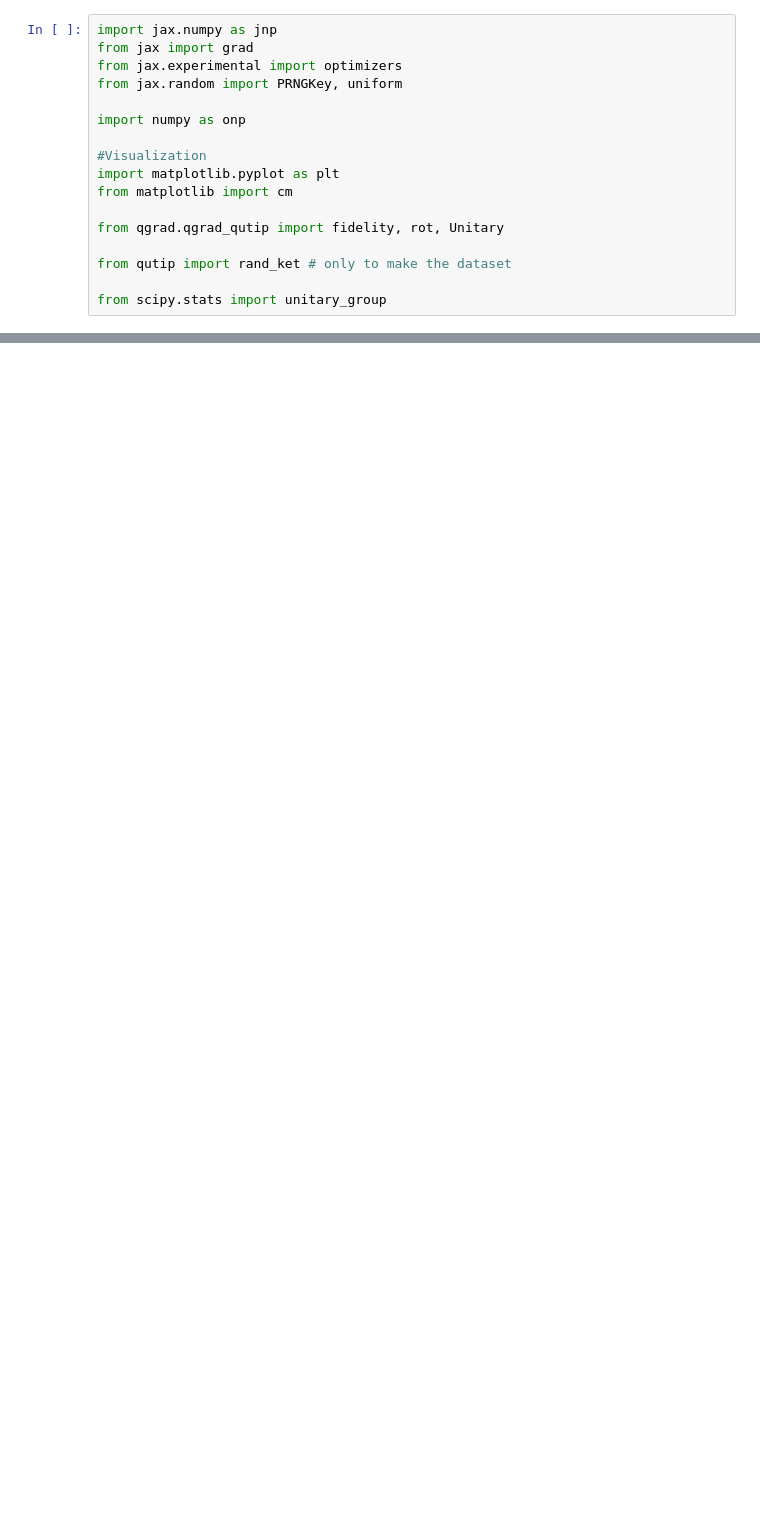
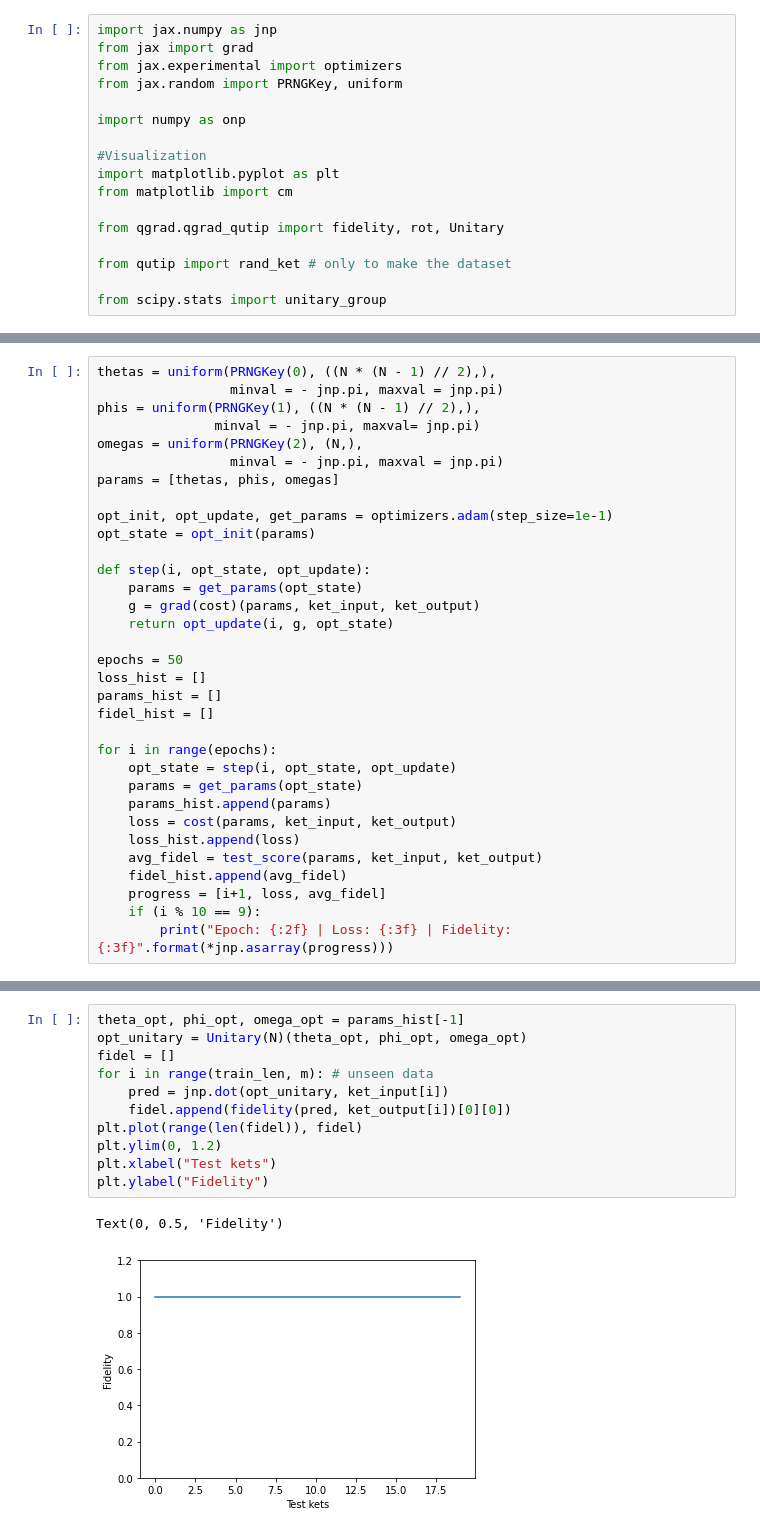
Before and after one commit to qgrad/qgrad, a Jupyter notebook: examples/notebooks/Unitary Learning with qgrad (new).ipynb, the cells around one changed output, grey strips where cells are left out. Cells and saved outputs as stored; diff of their text form; blank space fills up the shorter version.

```diff
--- a/examples/notebooks/Unitary Learning with qgrad (new).ipynb
+++ b/examples/notebooks/Unitary Learning with qgrad (new).ipynb
@@ -64,0 +165,33 @@ from scipy.stats import unitary_group
+# %%
+thetas = uniform(PRNGKey(0), ((N * (N - 1) // 2),),
+                 minval = - jnp.pi, maxval = jnp.pi)
+phis = uniform(PRNGKey(1), ((N * (N - 1) // 2),),
+               minval = - jnp.pi, maxval= jnp.pi)
+omegas = uniform(PRNGKey(2), (N,),
+                 minval = - jnp.pi, maxval = jnp.pi)
+params = [thetas, phis, omegas]
+
+opt_init, opt_update, get_params = optimizers.adam(step_size=1e-1)
+opt_state = opt_init(params)
+
+def step(i, opt_state, opt_update):
+    params = get_params(opt_state)
+    g = grad(cost)(params, ket_input, ket_output)
+    return opt_update(i, g, opt_state)
+
+epochs = 50
+loss_hist = []
+params_hist = []
+fidel_hist = []
+
+for i in range(epochs):
+    opt_state = step(i, opt_state, opt_update)
+    params = get_params(opt_state)
+    params_hist.append(params)
+    loss = cost(params, ket_input, ket_output)
+    loss_hist.append(loss)
+    avg_fidel = test_score(params, ket_input, ket_output)
+    fidel_hist.append(avg_fidel)
+    progress = [i+1, loss, avg_fidel]
+    if (i % 10 == 9):
+        print("Epoch: {:2f} | Loss: {:3f} | Fidelity: {:3f}".format(*jnp.asarray(progress)))
@@ -64,0 +261,14 @@ from scipy.stats import unitary_group
+# %%
+theta_opt, phi_opt, omega_opt = params_hist[-1]
+opt_unitary = Unitary(N)(theta_opt, phi_opt, omega_opt)
+fidel = []
+for i in range(train_len, m): # unseen data
+    pred = jnp.dot(opt_unitary, ket_input[i])
+    fidel.append(fidelity(pred, ket_output[i])[0][0])
+plt.plot(range(len(fidel)), fidel)
+plt.ylim(0, 1.2)
+plt.xlabel("Test kets")
+plt.ylabel("Fidelity")
+# %% [output]
+Text(0, 0.5, 'Fidelity')
+[figure, added]
```
Also changed, not shown: parts of 11 cells of this notebook.
